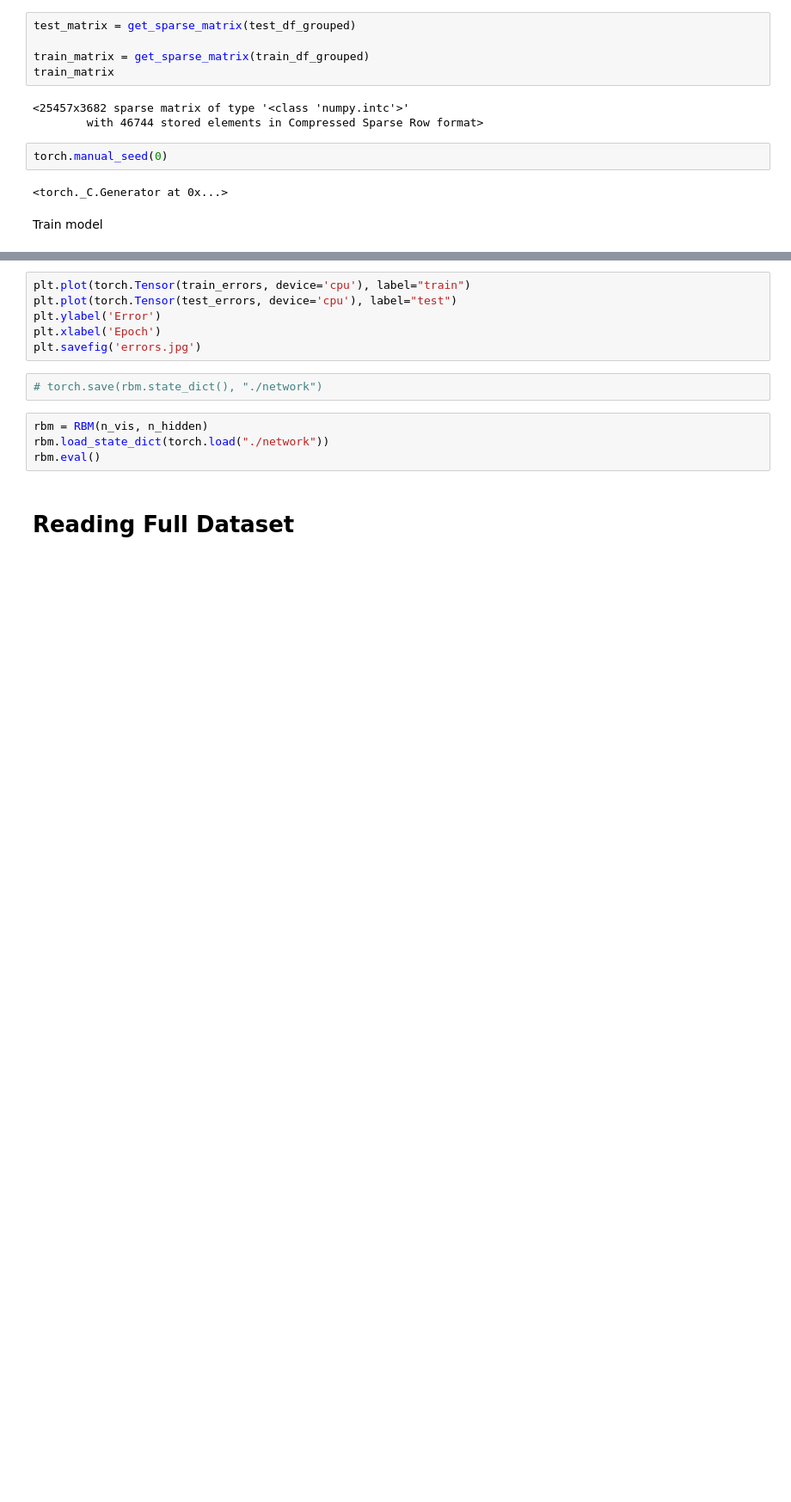
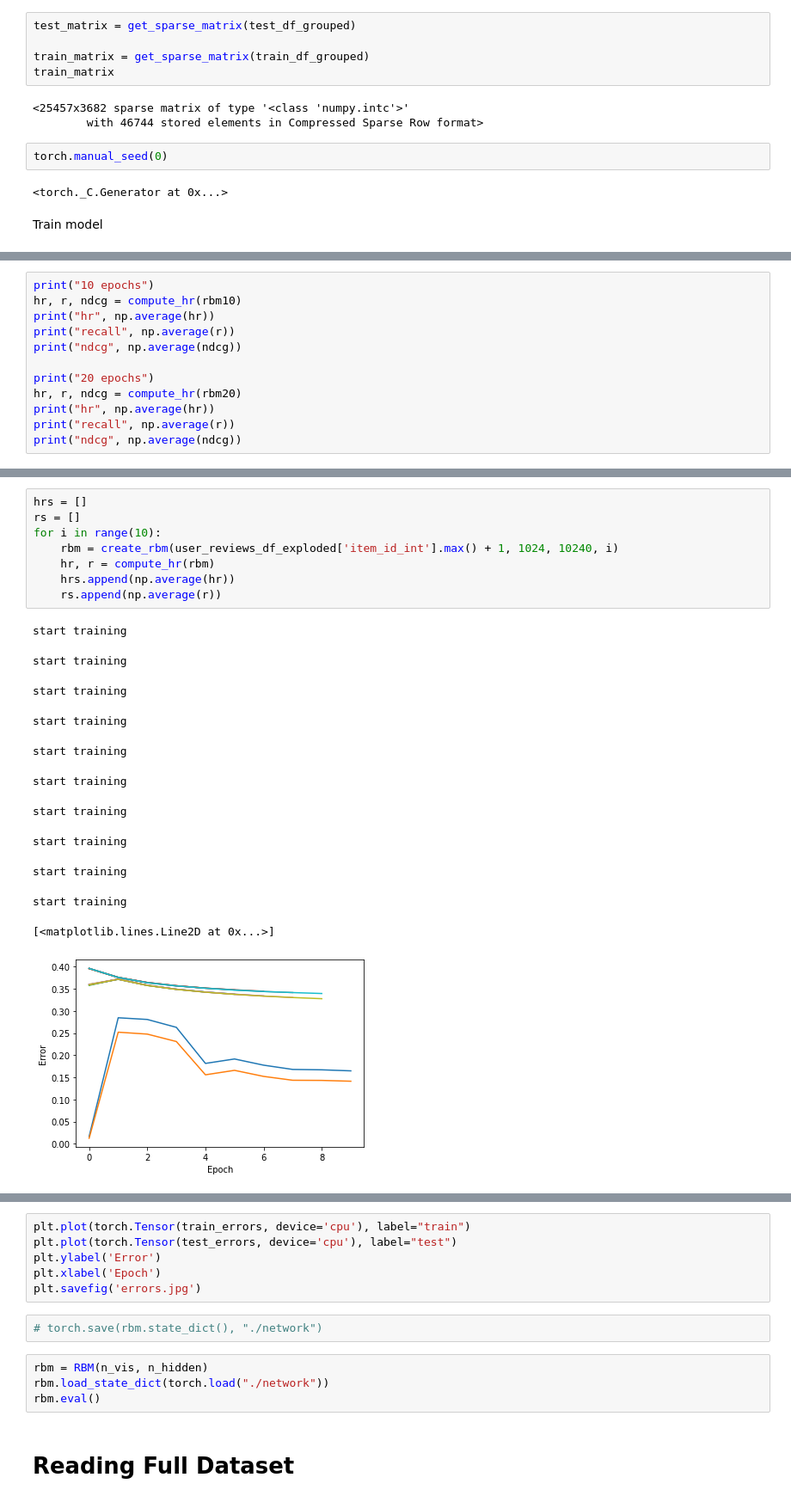
Before and after one commit to jdepreter/ai-project, a Jupyter notebook: rbm_notebook.ipynb, the cells around one changed output, grey strips where cells are left out. Shown at 86% size. Saved outputs shown, nothing was run; the diff lists cells and outputs as text; blank space fills up the shorter version.

```diff
--- a/rbm_notebook.ipynb
+++ b/rbm_notebook.ipynb
@@ -453,0 +492,12 @@ recall 0.13985710796287248
+# %%
+print("10 epochs")
+hr, r, ndcg = compute_hr(rbm10)
+print("hr", np.average(hr))
+print("recall", np.average(r))
+print("ndcg", np.average(ndcg))
+
+print("20 epochs")
+hr, r, ndcg = compute_hr(rbm20)
+print("hr", np.average(hr))
+print("recall", np.average(r))
+print("ndcg", np.average(ndcg))
@@ -453,0 +582,21 @@ recall 0.13985710796287248
+# %%
+hrs = []
+rs = []
+for i in range(10):
+    rbm = create_rbm(user_reviews_df_exploded['item_id_int'].max() + 1, 1024, 10240, i)
+    hr, r = compute_hr(rbm)
+    hrs.append(np.average(hr))
+    rs.append(np.average(r))
+# %% [output]
+start training
+start training
+start training
+start training
+start training
+start training
+start training
+start training
+start training
+start training
+[<matplotlib.lines.Line2D at 0x...>]
+[figure, added]
```
Also changed, not shown: parts of 21 cells of this notebook.
